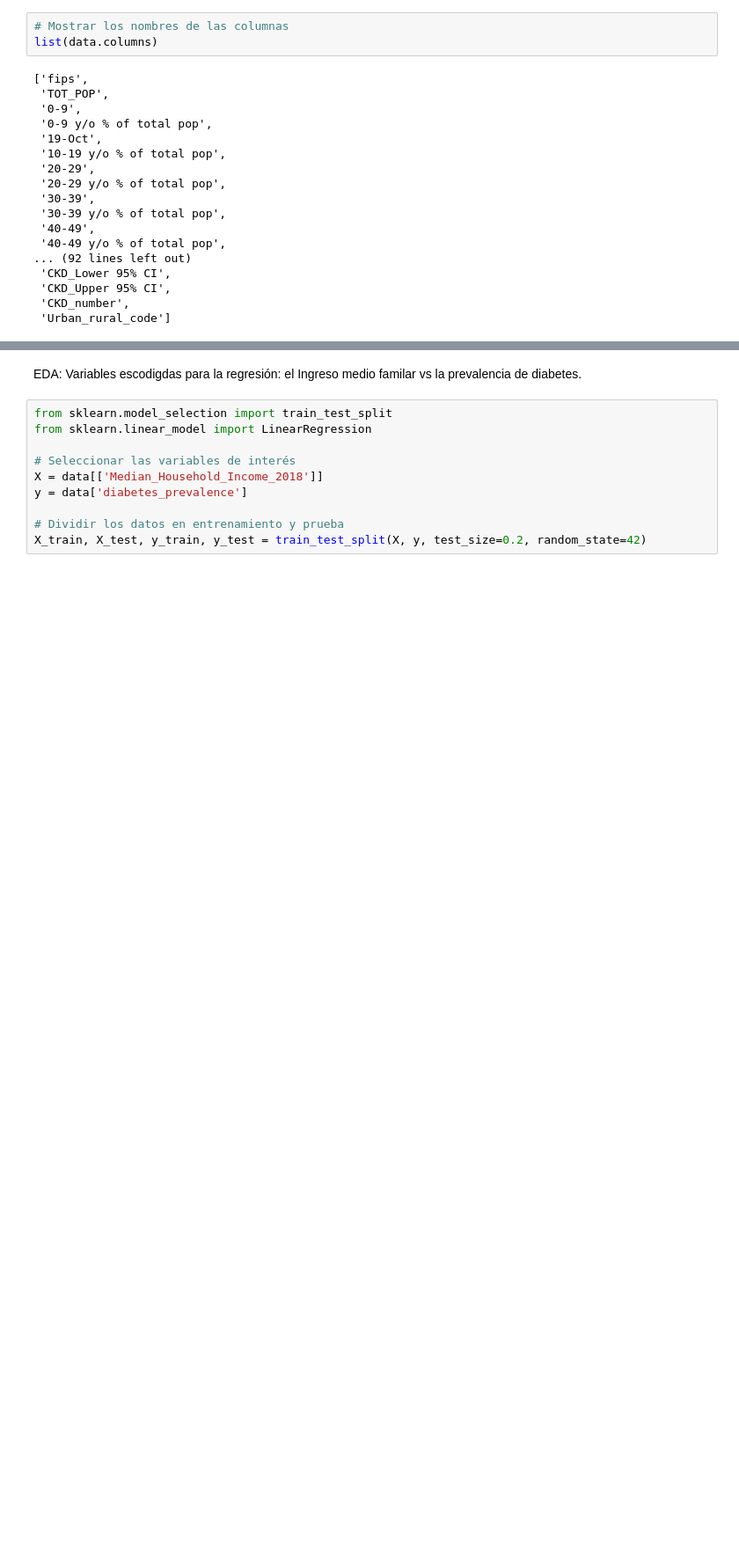
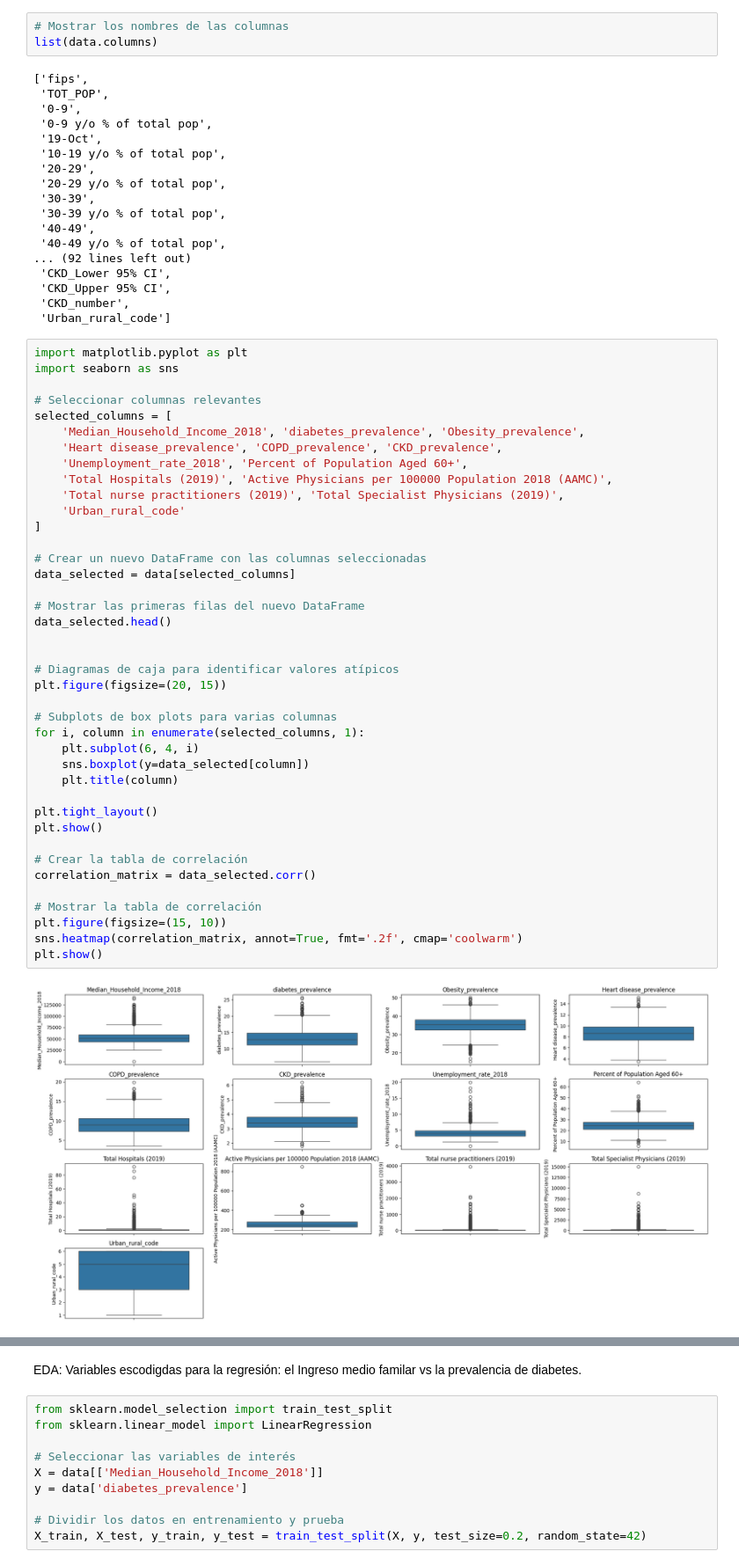
Before and after one commit to 4GeeksAcademy/Regresion_Lineal_Regularizada, a Jupyter notebook: src/explore.ipynb, the cells around one changed output, grey strips where cells are left out. Shown: that part at 88% size. Cells and saved outputs as stored; diff of their text form; blank space fills up the shorter version.

```diff
--- a/src/explore.ipynb
+++ b/src/explore.ipynb
@@ -46,3 +44,45 @@ list(data.columns)
  'CKD_Upper 95% CI',
  'CKD_number',
  'Urban_rural_code']
+# %%
+import matplotlib.pyplot as plt
+import seaborn as sns
+
+# Seleccionar columnas relevantes
+selected_columns = [
+    'Median_Household_Income_2018', 'diabetes_prevalence', 'Obesity_prevalence',
+    'Heart disease_prevalence', 'COPD_prevalence', 'CKD_prevalence',
+    'Unemployment_rate_2018', 'Percent of Population Aged 60+',
+    'Total Hospitals (2019)', 'Active Physicians per 100000 Population 2018 (AAMC)',
+    'Total nurse practitioners (2019)', 'Total Specialist Physicians (2019)',
+    'Urban_rural_code'
+]
+
+# Crear un nuevo DataFrame con las columnas seleccionadas
+data_selected = data[selected_columns]
+
+# Mostrar las primeras filas del nuevo DataFrame
+data_selected.head()
+
+
+# Diagramas de caja para identificar valores atípicos
+plt.figure(figsize=(20, 15))
+
+# Subplots de box plots para varias columnas
+for i, column in enumerate(selected_columns, 1):
+    plt.subplot(6, 4, i)
+    sns.boxplot(y=data_selected[column])
+    plt.title(column)
+
+plt.tight_layout()
+plt.show()
+
+# Crear la tabla de correlación
+correlation_matrix = data_selected.corr()
+
+# Mostrar la tabla de correlación
+plt.figure(figsize=(15, 10))
+sns.heatmap(correlation_matrix, annot=True, fmt='.2f', cmap='coolwarm')
+plt.show()
+# %% [output]
+[figure, added]
```
Also changed, not shown: parts of 2 cells of this notebook.
